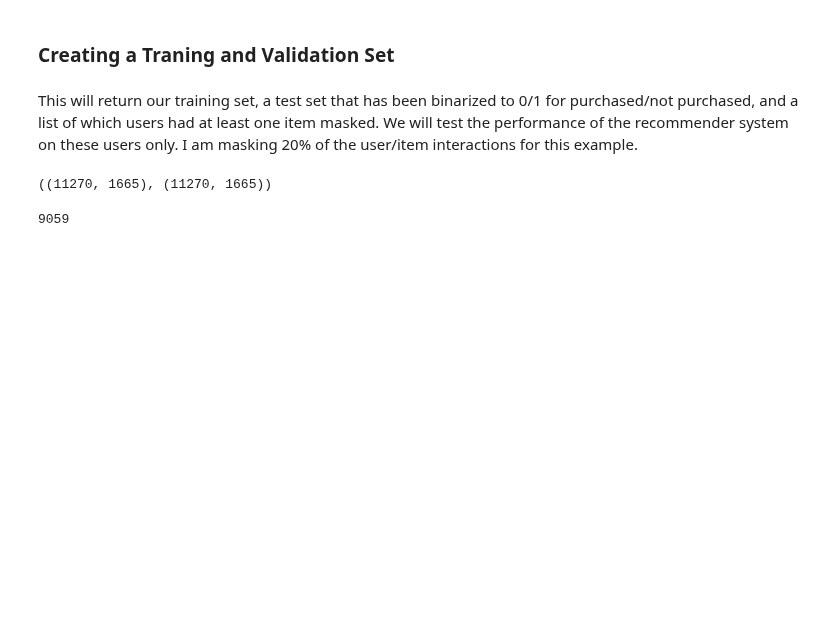
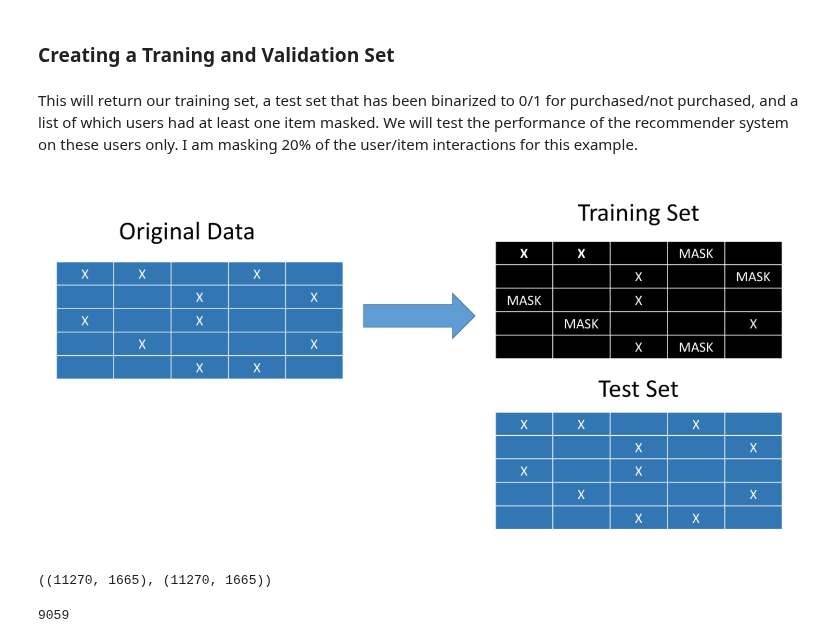
Before and after one commit to hojisu/recommendation-project, a Jupyter notebook: Alternating-Least-Squares-Rec-system.ipynb, the cells around one changed output. Saved outputs shown, nothing was run; the diff lists cells and outputs as text; code cells hidden in the pictures; blank space fills up the shorter version.

```diff
--- a/Alternating-Least-Squares-Rec-system.ipynb
+++ b/Alternating-Least-Squares-Rec-system.ipynb
@@ -175,6 +175,12 @@ sparsity
 import random
 # %% [markdown]
 This will return our training set, a test set that has been binarized to 0/1 for purchased/not purchased, and a list of which users had at least one item masked. We will test the performance of the recommender system on these users only. I am masking 20% of the user/item interactions for this example.
+# %%
+from PIL import Image
+image = Image.open('train-test-image.png')
+image
+# %% [output]
+[figure, added]
 # %%
 def make_train(ratings, pct_test=0.2):
     '''
```
Also changed, not shown: parts of 1 cell of this notebook, 2 other files.
